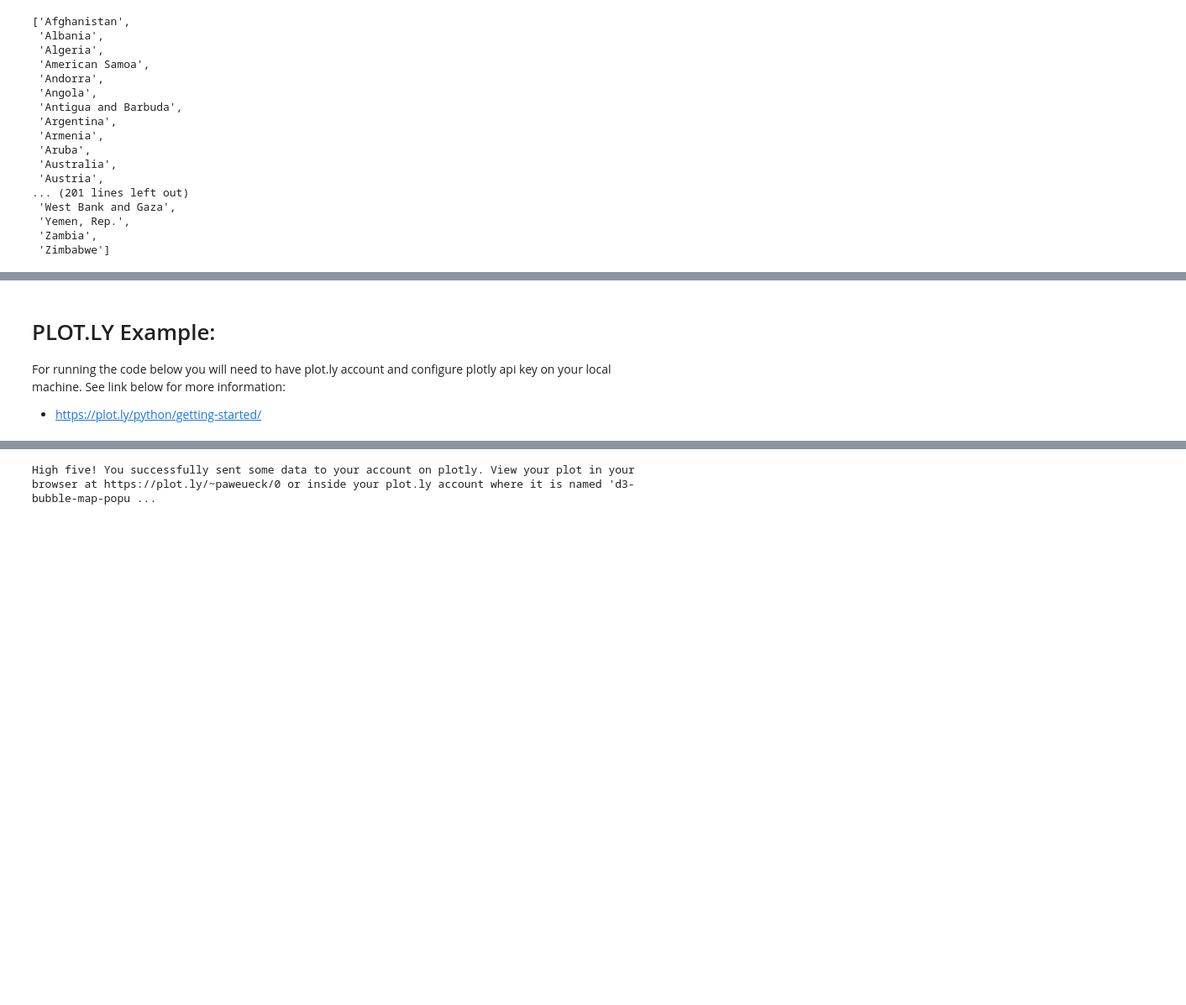
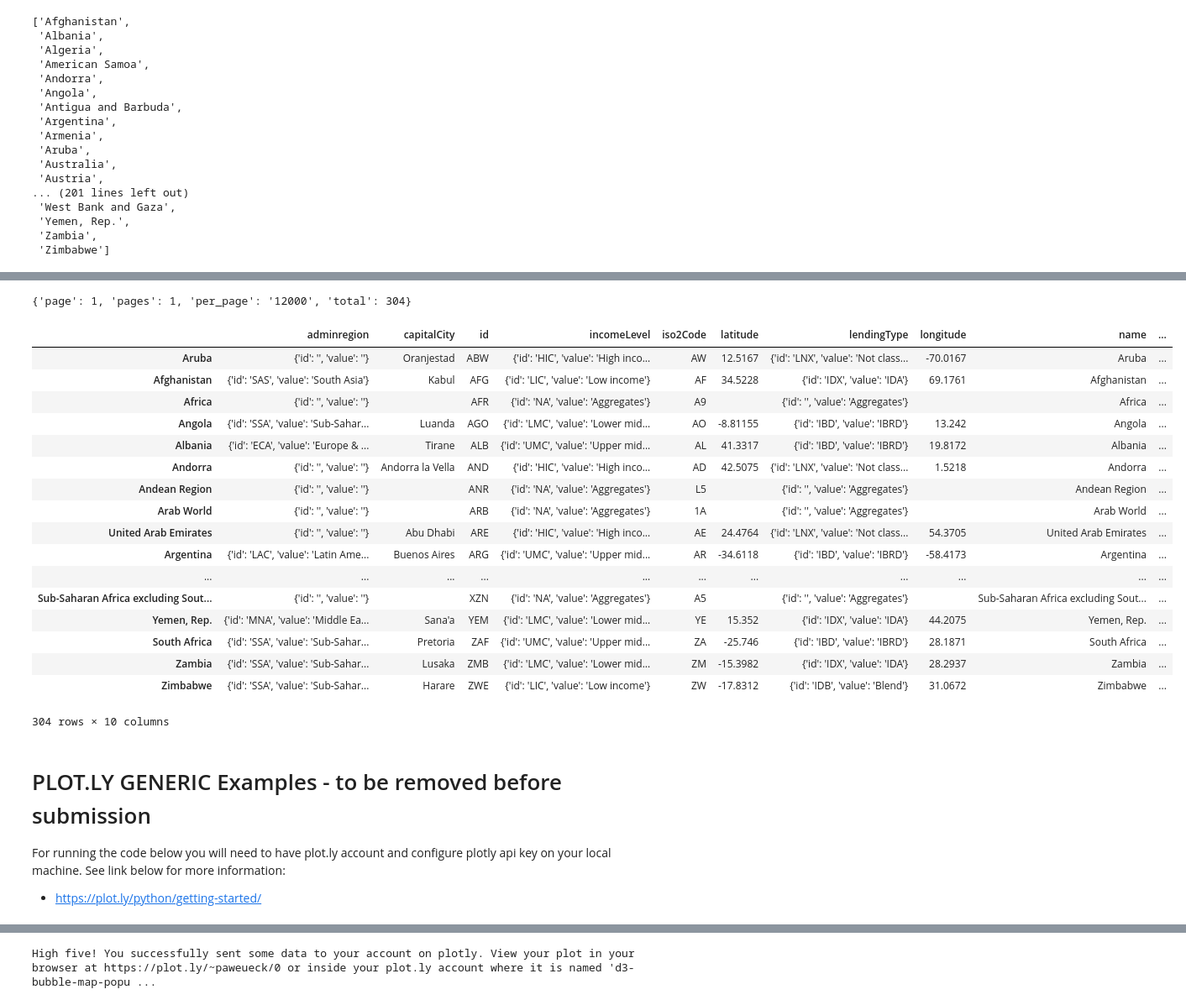
Before and after one commit to l2late/epa1333, a Jupyter notebook: EPA1333_FinalAssignment.ipynb, the cells around one changed output, grey strips where cells are left out. Shown at 84% size. Drawn from its saved outputs; the diff is of its cells as text; code cells hidden in the pictures; blank space fills up the shorter version.

```diff
--- a/EPA1333_FinalAssignment.ipynb
+++ b/EPA1333_FinalAssignment.ipynb
@@ -196,0 +217,7 @@ df
+# %%
+# We want to get additional information about countries metadata from world bank data bases.
+# We will use this information later for plotting on a world map, and so we need the longtitude and latitude of countries.
+# based on https://datahelpdesk.worldbank.org/knowledgebase/articles/898590-api-country-queries
+
+countries_raw = requests.get('http://api.worldbank.org/countries?per_page=12000&format=json')
+countries_raw.text
@@ -196,0 +226,6 @@ df
+# %%
+# we got a string, which has a structure of a list of dictionaries. converting this to something python can read.
+
+import json
+countries_json = json.loads(countries_raw.text)
+countries_json
@@ -197,5 +250,35 @@ df
+# %%
+# first item on the list above is not an actual country, so removing it
+countries_json.pop(0)
+# %% [output]
+{'page': 1, 'pages': 1, 'per_page': '12000', 'total': 304}
+# %%
+# putting what's left into a data frame. Using 'name' as index to make it easy to join the frames later
+# (since we have a list of countries actual names in the other data frame.)
+countriesDF = pd.DataFrame(data = countries_json[0][:], index = [d['name'] for d in countries_json[0][:]])
+# %%
+countriesDF
+# %% [output]
+|  | adminregion | capitalCity | id | incomeLevel | iso2Code | latitude | lendingType | longitude | name | ... |
+| Aruba | {'id': '', 'value': ''} | Oranjestad | ABW | {'id': 'HIC', 'value': 'High inco... | AW | 12.5167 | {'id': 'LNX', 'value': 'Not class... | -70.0167 | Aruba | ... |
+| Afghanistan | {'id': 'SAS', 'value': 'South Asia'} | Kabul | AFG | {'id': 'LIC', 'value': 'Low income'} | AF | 34.5228 | {'id': 'IDX', 'value': 'IDA'} | 69.1761 | Afghanistan | ... |
+| Africa | {'id': '', 'value': ''} |  | AFR | {'id': 'NA', 'value': 'Aggregates'} | A9 |  | {'id': '', 'value': 'Aggregates'} |  | Africa | ... |
+| Angola | {'id': 'SSA', 'value': 'Sub-Sahar... | Luanda | AGO | {'id': 'LMC', 'value': 'Lower mid... | AO | -8.81155 | {'id': 'IBD', 'value': 'IBRD'} | 13.242 | Angola | ... |
+| Albania | {'id': 'ECA', 'value': 'Europe & ... | Tirane | ALB | {'id': 'UMC', 'value': 'Upper mid... | AL | 41.3317 | {'id': 'IBD', 'value': 'IBRD'} | 19.8172 | Albania | ... |
+| Andorra | {'id': '', 'value': ''} | Andorra la Vella | AND | {'id': 'HIC', 'value': 'High inco... | AD | 42.5075 | {'id': 'LNX', 'value': 'Not class... | 1.5218 | Andorra | ... |
+| Andean Region | {'id': '', 'value': ''} |  | ANR | {'id': 'NA', 'value': 'Aggregates'} | L5 |  | {'id': '', 'value': 'Aggregates'} |  | Andean Region | ... |
+| Arab World | {'id': '', 'value': ''} |  | ARB | {'id': 'NA', 'value': 'Aggregates'} | 1A |  | {'id': '', 'value': 'Aggregates'} |  | Arab World | ... |
+| United Arab Emirates | {'id': '', 'value': ''} | Abu Dhabi | ARE | {'id': 'HIC', 'value': 'High inco... | AE | 24.4764 | {'id': 'LNX', 'value': 'Not class... | 54.3705 | United Arab Emirates | ... |
+| Argentina | {'id': 'LAC', 'value': 'Latin Ame... | Buenos Aires | ARG | {'id': 'UMC', 'value': 'Upper mid... | AR | -34.6118 | {'id': 'IBD', 'value': 'IBRD'} | -58.4173 | Argentina | ... |
+| ... | ... | ... | ... | ... | ... | ... | ... | ... | ... | ... |
+| Sub-Saharan Africa excluding Sout... | {'id': '', 'value': ''} |  | XZN | {'id': 'NA', 'value': 'Aggregates'} | A5 |  | {'id': '', 'value': 'Aggregates'} |  | Sub-Saharan Africa excluding Sout... | ... |
+| Yemen, Rep. | {'id': 'MNA', 'value': 'Middle Ea... | Sana'a | YEM | {'id': 'LMC', 'value': 'Lower mid... | YE | 15.352 | {'id': 'IDX', 'value': 'IDA'} | 44.2075 | Yemen, Rep. | ... |
+| South Africa | {'id': 'SSA', 'value': 'Sub-Sahar... | Pretoria | ZAF | {'id': 'UMC', 'value': 'Upper mid... | ZA | -25.746 | {'id': 'IBD', 'value': 'IBRD'} | 28.1871 | South Africa | ... |
+| Zambia | {'id': 'SSA', 'value': 'Sub-Sahar... | Lusaka | ZMB | {'id': 'LMC', 'value': 'Lower mid... | ZM | -15.3982 | {'id': 'IDX', 'value': 'IDA'} | 28.2937 | Zambia | ... |
+| Zimbabwe | {'id': 'SSA', 'value': 'Sub-Sahar... | Harare | ZWE | {'id': 'LIC', 'value': 'Low income'} | ZW | -17.8312 | {'id': 'IDB', 'value': 'Blend'} | 31.0672 | Zimbabwe | ... |
+304 rows × 10 columns
 # %% [markdown]
-# PLOT.LY Example:
+# PLOT.LY GENERIC Examples - to be removed before submission
 
 For running the code below you will need to have plot.ly account and configure plotly api key on your local machine. See link below for more information:
 
```
Also changed, not shown: parts of 25 cells of this notebook.
